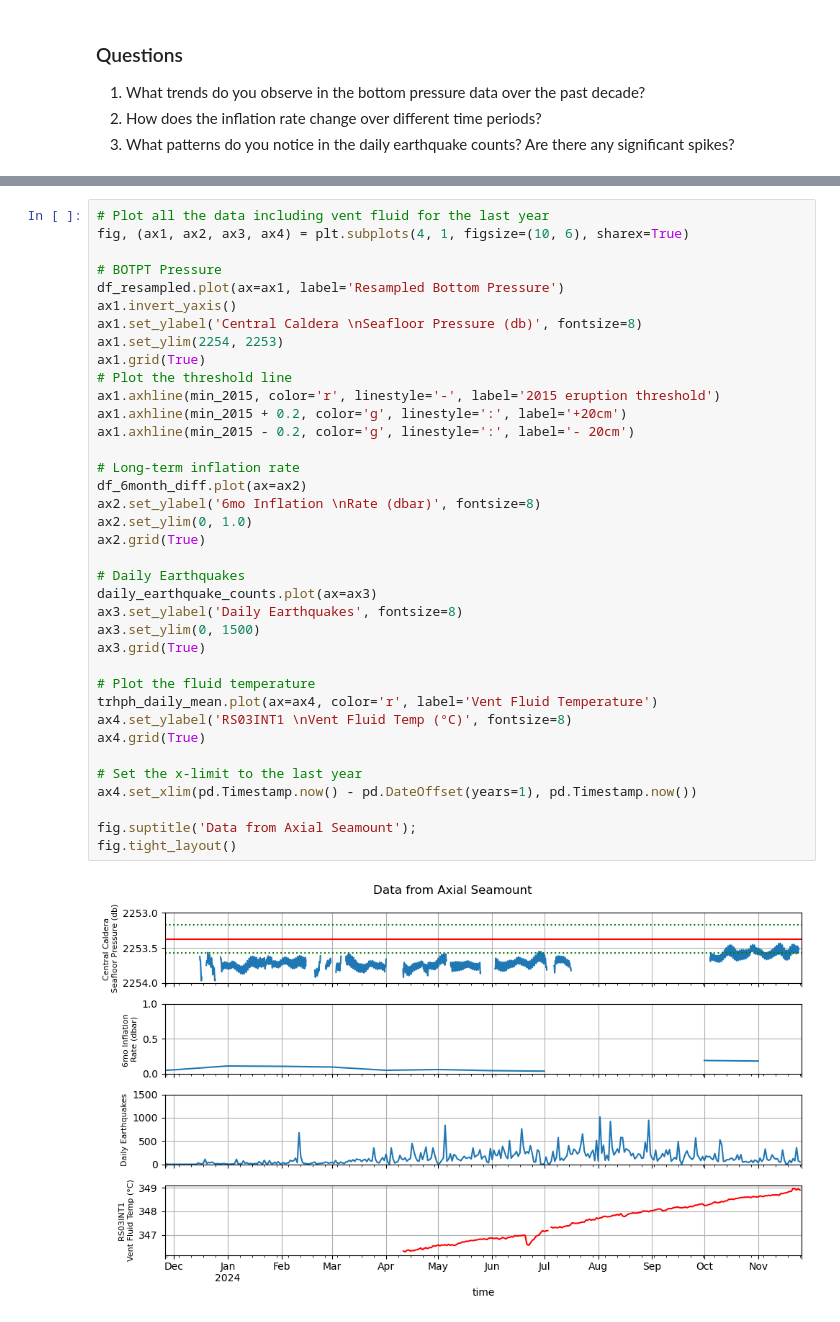
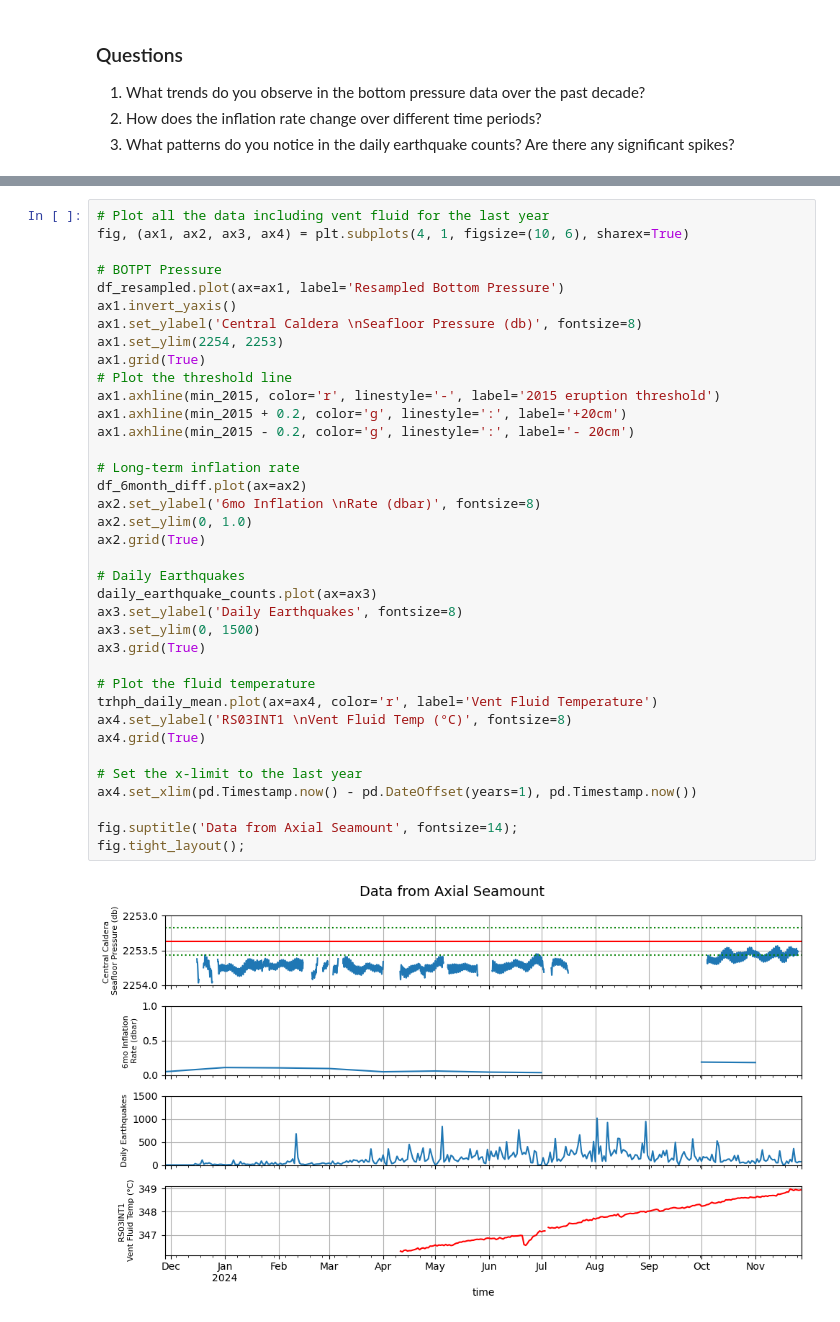
Before and after one commit to ooi-data-lab/mab-workshop-2024, a Jupyter notebook: Axial Seamount.ipynb, the cells around one changed output, grey strips where cells are left out. Cells and saved outputs as stored; diff of their text form.

```diff
--- a/Axial Seamount.ipynb
+++ b/Axial Seamount.ipynb
@@ -277,36 +287,36 @@ df_resampled.plot(ax=ax1, label='Resampled Bottom Pressure')
 ax1.invert_yaxis()
 ax1.set_ylabel('Central Caldera \nSeafloor Pressure (db)', fontsize=8)
 ax1.set_ylim(2254, 2253)
 ax1.grid(True)
 # Plot the threshold line
 ax1.axhline(min_2015, color='r', linestyle='-', label='2015 eruption threshold')
 ax1.axhline(min_2015 + 0.2, color='g', linestyle=':', label='+20cm')
 ax1.axhline(min_2015 - 0.2, color='g', linestyle=':', label='- 20cm')
 
 # Long-term inflation rate
 df_6month_diff.plot(ax=ax2)
 ax2.set_ylabel('6mo Inflation \nRate (dbar)', fontsize=8)
 ax2.set_ylim(0, 1.0)
 ax2.grid(True)
 
 # Daily Earthquakes
 daily_earthquake_counts.plot(ax=ax3)
 ax3.set_ylabel('Daily Earthquakes', fontsize=8)
 ax3.set_ylim(0, 1500)
 ax3.grid(True)
 
 # Plot the fluid temperature
 trhph_daily_mean.plot(ax=ax4, color='r', label='Vent Fluid Temperature')
 ax4.set_ylabel('RS03INT1 \nVent Fluid Temp (°C)', fontsize=8)
 ax4.grid(True)
 
 # Set the x-limit to the last year
 ax4.set_xlim(pd.Timestamp.now() - pd.DateOffset(years=1), pd.Timestamp.now())
 
-fig.suptitle('Data from Axial Seamount');
-fig.tight_layout()
+fig.suptitle('Data from Axial Seamount', fontsize=14);
+fig.tight_layout();
 # %% [output]
-[figure, old version]
+[figure, new version]
 # %% [markdown]
 ### Questions
 1. How close is the bottom pressure data to the 2015 eruption threshold?
```
Also changed, not shown: parts of 12 cells of this notebook.
